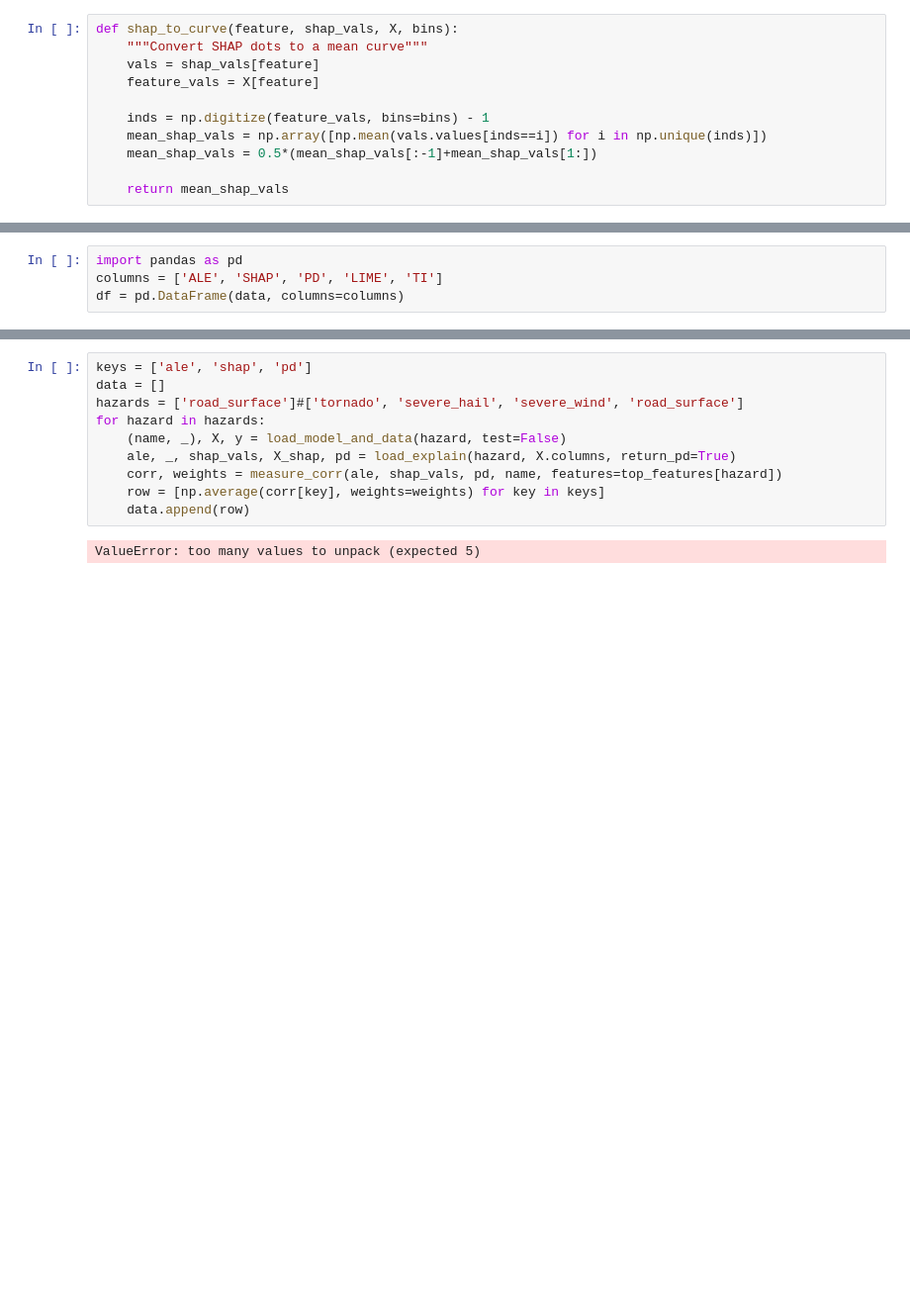
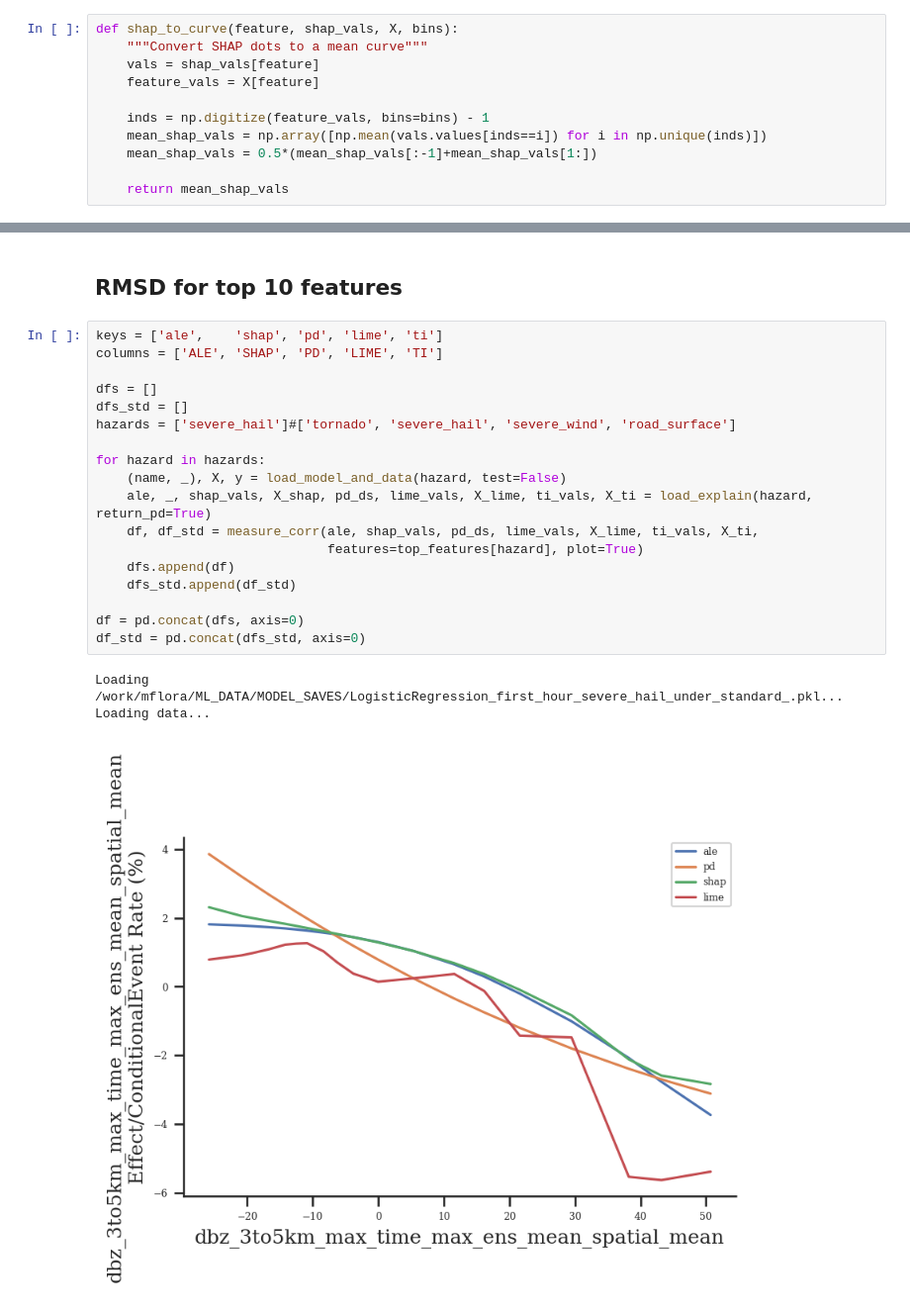
Before and after one commit to monte-flora/compare-explain-methods, a Jupyter notebook: src/paper_1_experiments/curve_similarity.ipynb, the cells around one changed output, grey strips where cells are left out. Shown at 99% size. Saved outputs shown, nothing was run; the diff lists cells and outputs as text; blank space fills up the shorter version.

```diff
--- a/src/paper_1_experiments/curve_similarity.ipynb
+++ b/src/paper_1_experiments/curve_similarity.ipynb
@@ -173,4 +188,0 @@ overflow encountered in exp
-# %%
-import pandas as pd
-columns = ['ALE', 'SHAP', 'PD', 'LIME', 'TI']
-df = pd.DataFrame(data, columns=columns)
@@ -207,12 +225,24 @@ ax.legend()
+# %% [markdown]
+## RMSD for top 10 features
 # %%
-keys = ['ale', 'shap', 'pd']
-data = []
-hazards = ['road_surface']#['tornado', 'severe_hail', 'severe_wind', 'road_surface']
+keys = ['ale',    'shap', 'pd', 'lime', 'ti']
+columns = ['ALE', 'SHAP', 'PD', 'LIME', 'TI']
+
+dfs = []
+dfs_std = []
+hazards = ['severe_hail']#['tornado', 'severe_hail', 'severe_wind', 'road_surface']
+
 for hazard in hazards:
     (name, _), X, y = load_model_and_data(hazard, test=False)
-    ale, _, shap_vals, X_shap, pd = load_explain(hazard, X.columns, return_pd=True)
-    corr, weights = measure_corr(ale, shap_vals, pd, name, features=top_features[hazard])
-    row = [np.average(corr[key], weights=weights) for key in keys]
-    data.append(row)
+    ale, _, shap_vals, X_shap, pd_ds, lime_vals, X_lime, ti_vals, X_ti = load_explain(hazard,  return_pd=True)
+    df, df_std = measure_corr(ale, shap_vals, pd_ds, lime_vals, X_lime, ti_vals, X_ti,
+                              features=top_features[hazard], plot=True)
+    dfs.append(df)
+    dfs_std.append(df_std)
+
+df = pd.concat(dfs, axis=0)
+df_std = pd.concat(dfs_std, axis=0)
 # %% [output]
-ValueError: too many values to unpack (expected 5)
+Loading /work/mflora/ML_DATA/MODEL_SAVES/LogisticRegression_first_hour_severe_hail_under_standard_.pkl...
+Loading data...
+[figure, added]
```
Also changed, not shown: parts of 13 cells of this notebook, 18 other files.
